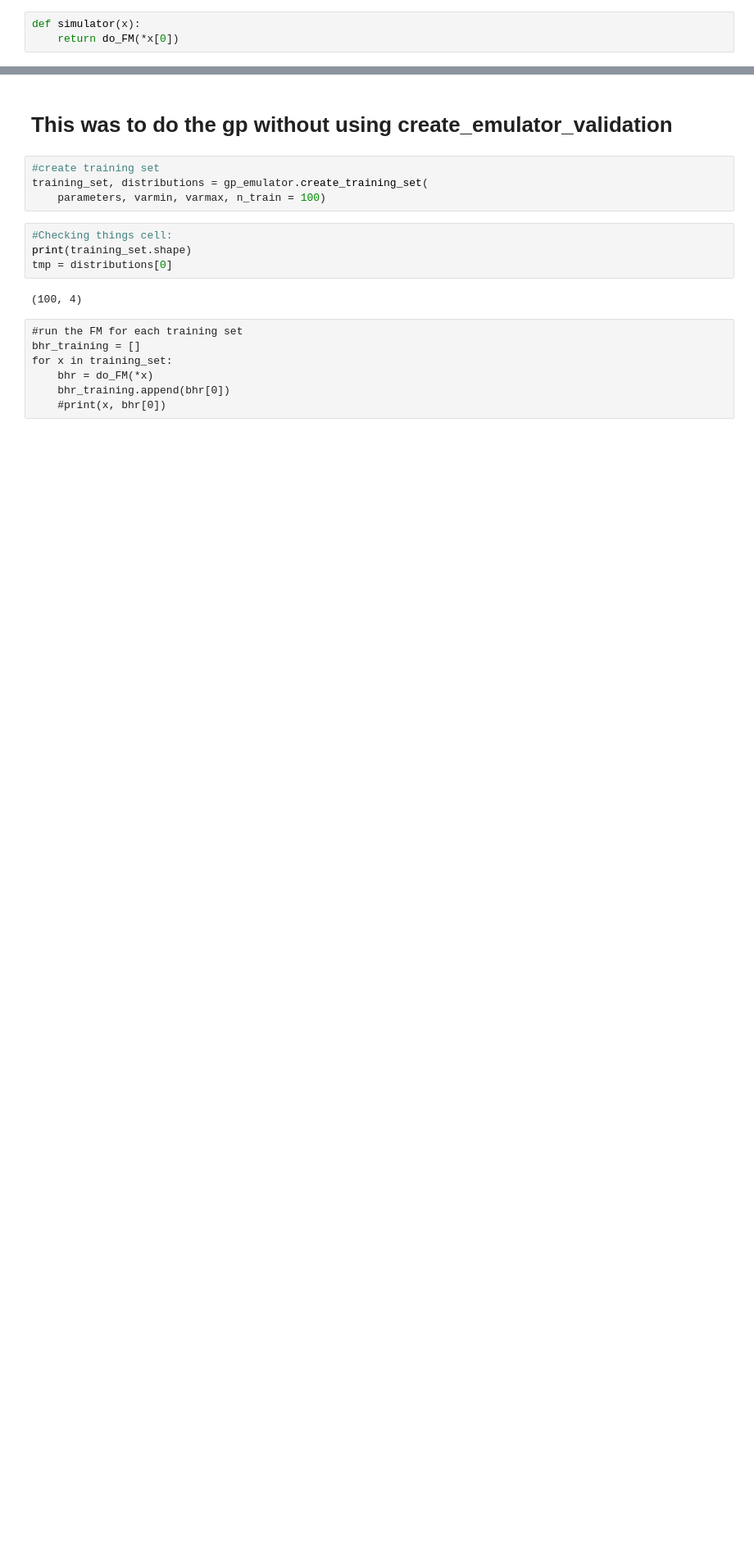
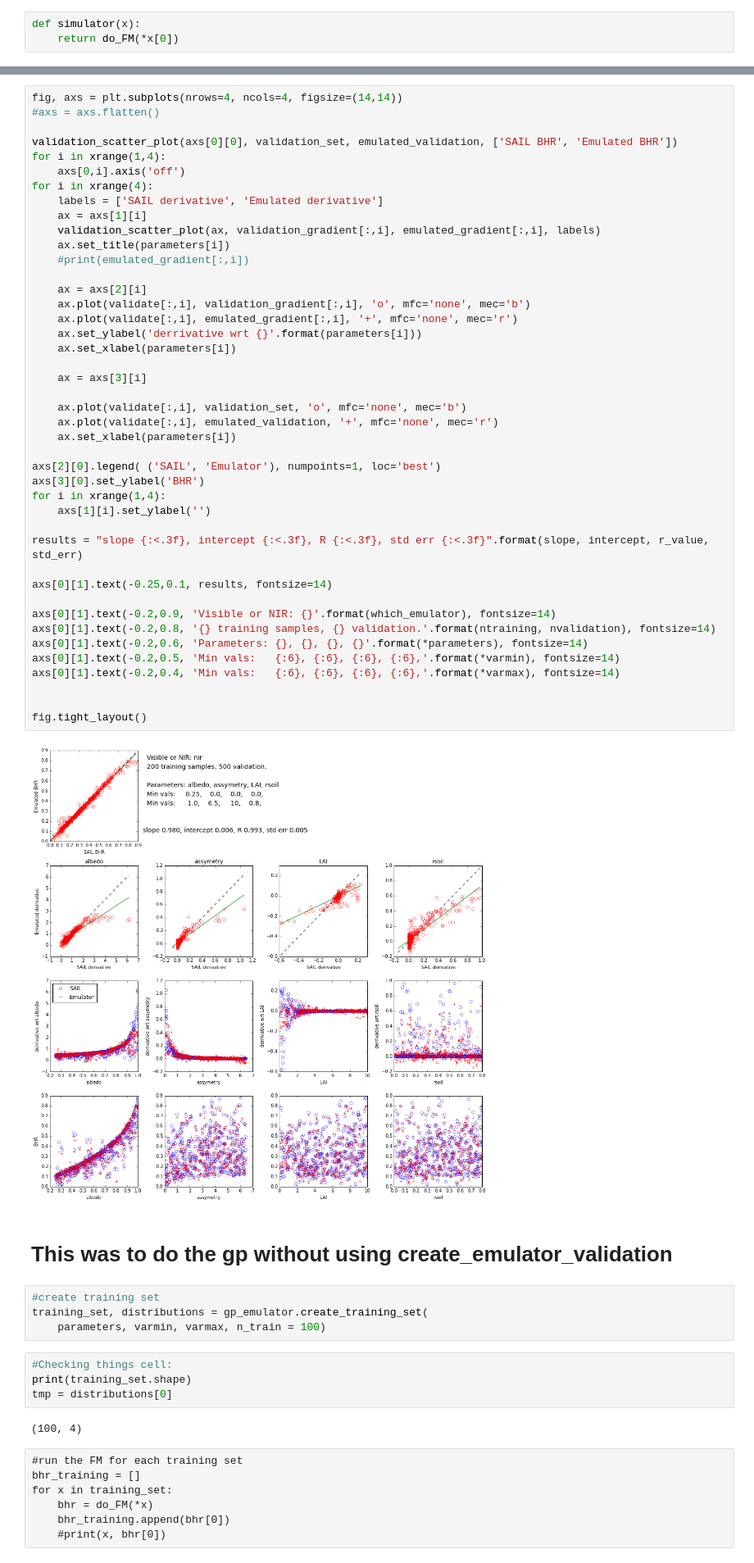
Before and after one commit to NPounder/synergy, a Jupyter notebook: generate_sail_emulator.ipynb, the cells around one changed output, grey strips where cells are left out. Shown at 82% size. Drawn from its saved outputs; the diff is of its cells as text; blank space fills up the shorter version.

```diff
--- a/generate_sail_emulator.ipynb
+++ b/generate_sail_emulator.ipynb
@@ -90,3 +209,48 @@ slope      intercept  R          std err
+# %%
+fig, axs = plt.subplots(nrows=4, ncols=4, figsize=(14,14))
+#axs = axs.flatten()
+
+validation_scatter_plot(axs[0][0], validation_set, emulated_validation, ['SAIL BHR', 'Emulated BHR'])
+for i in xrange(1,4):
+    axs[0,i].axis('off')
+for i in xrange(4):
+    labels = ['SAIL derivative', 'Emulated derivative']
+    ax = axs[1][i]
+    validation_scatter_plot(ax, validation_gradient[:,i], emulated_gradient[:,i], labels)
+    ax.set_title(parameters[i])
+    #print(emulated_gradient[:,i])
+
+    ax = axs[2][i]
+    ax.plot(validate[:,i], validation_gradient[:,i], 'o', mfc='none', mec='b')
+    ax.plot(validate[:,i], emulated_gradient[:,i], '+', mfc='none', mec='r')
+    ax.set_ylabel('derrivative wrt {}'.format(parameters[i]))
+    ax.set_xlabel(parameters[i])
+
+    ax = axs[3][i]
+
+    ax.plot(validate[:,i], validation_set, 'o', mfc='none', mec='b')
+    ax.plot(validate[:,i], emulated_validation, '+', mfc='none', mec='r')
+    ax.set_xlabel(parameters[i])
+
+axs[2][0].legend( ('SAIL', 'Emulator'), numpoints=1, loc='best')
+axs[3][0].set_ylabel('BHR')
+for i in xrange(1,4):
+    axs[1][i].set_ylabel('')
+
+results = "slope {:<.3f}, intercept {:<.3f}, R {:<.3f}, std err {:<.3f}".format(slope, intercept, r_value, std_err)
+
+axs[0][1].text(-0.25,0.1, results, fontsize=14)
+
+axs[0][1].text(-0.2,0.9, 'Visible or NIR: {}'.format(which_emulator), fontsize=14)
+axs[0][1].text(-0.2,0.8, '{} training samples, {} validation.'.format(ntraining, nvalidation), fontsize=14)
+axs[0][1].text(-0.2,0.6, 'Parameters: {}, {}, {}, {}'.format(*parameters), fontsize=14)
+axs[0][1].text(-0.2,0.5, 'Min vals:   {:6}, {:6}, {:6}, {:6},'.format(*varmin), fontsize=14)
+axs[0][1].text(-0.2,0.4, 'Min vals:   {:6}, {:6}, {:6}, {:6},'.format(*varmax), fontsize=14)
+
+
+fig.tight_layout()
+# %% [output]
+[figure, added]
 # %% [markdown]
 # This was to do the gp without using create_emulator_validation
 # %%
```
Also changed, not shown: parts of 6 cells of this notebook.
